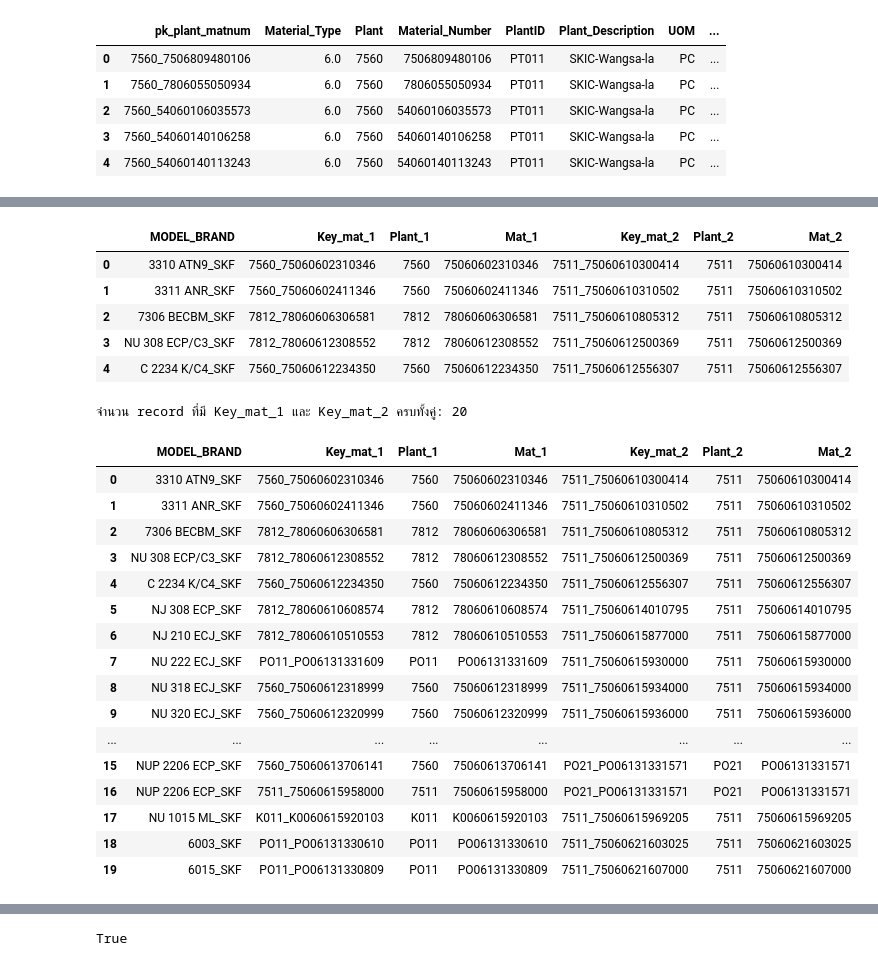
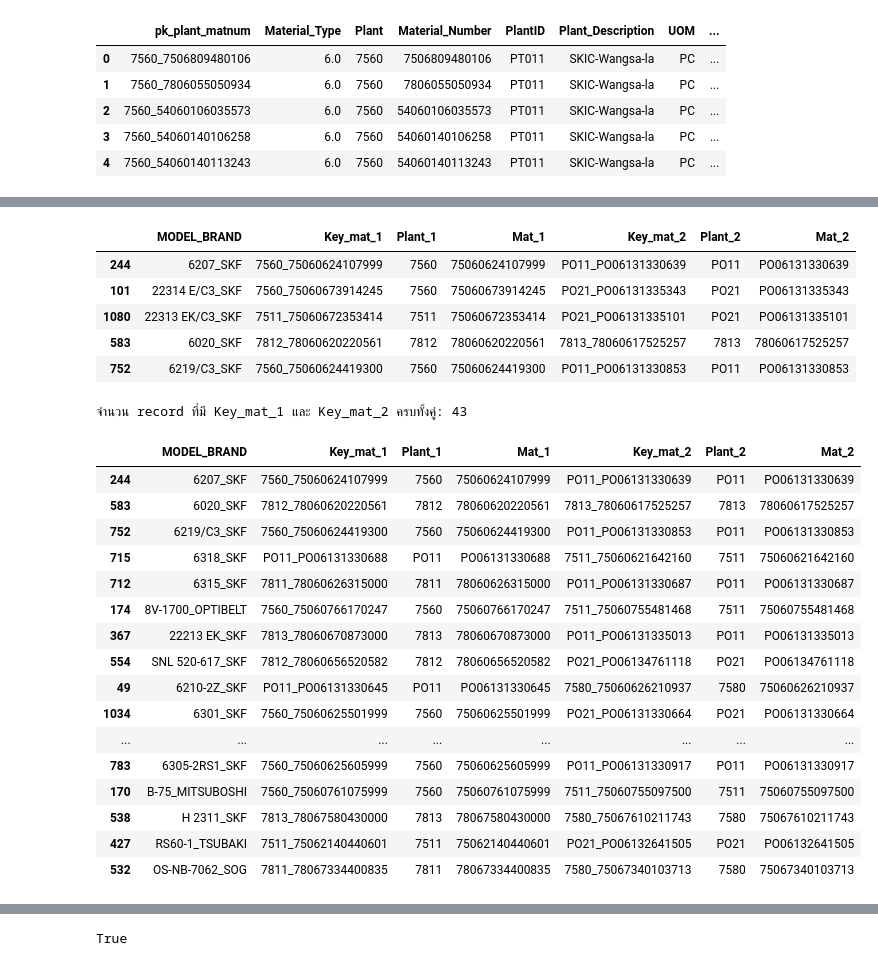
Before and after one commit to puripatuscg/Spare-part-Deduplicate, a Jupyter notebook: test.ipynb, the cells around one changed output, grey strips where cells are left out. Drawn from its saved outputs; the diff is of its cells as text; code cells hidden in the pictures.

```diff
--- a/test.ipynb
+++ b/test.ipynb
@@ -1041,23 +1041,23 @@ select_select_mm_matType[
 )
 # %%
 edges = pd.read_csv("edges.csv")
-sample20 = edges.head(20)
-sample20.head()
+sample50 = edges.sample(n=50, random_state=42)  # 50 rows = 100 unique PKs
+sample50.head()
 # %% [output]
 |  | MODEL_BRAND | Key_mat_1 | Plant_1 | Mat_1 | Key_mat_2 | Plant_2 | Mat_2 |
-| 0 | 3310 ATN9_SKF | 7560_75060602310346 | 7560 | 75060602310346 | 7511_75060610300414 | 7511 | 75060610300414 |
-| 1 | 3311 ANR_SKF | 7560_75060602411346 | 7560 | 75060602411346 | 7511_75060610310502 | 7511 | 75060610310502 |
-| 2 | 7306 BECBM_SKF | 7812_78060606306581 | 7812 | 78060606306581 | 7511_75060610805312 | 7511 | 75060610805312 |
-| 3 | NU 308 ECP/C3_SKF | 7812_78060612308552 | 7812 | 78060612308552 | 7511_75060612500369 | 7511 | 75060612500369 |
-| 4 | C 2234 K/C4_SKF | 7560_75060612234350 | 7560 | 75060612234350 | 7511_75060612556307 | 7511 | 75060612556307 |
+| 244 | 6207_SKF | 7560_75060624107999 | 7560 | 75060624107999 | PO11_PO06131330639 | PO11 | PO06131330639 |
+| 101 | 22314 E/C3_SKF | 7560_75060673914245 | 7560 | 75060673914245 | PO21_PO06131335343 | PO21 | PO06131335343 |
+| 1080 | 22313 EK/C3_SKF | 7511_75060672353414 | 7511 | 75060672353414 | PO21_PO06131335101 | PO21 | PO06131335101 |
+| 583 | 6020_SKF | 7812_78060620220561 | 7812 | 78060620220561 | 7813_78060617525257 | 7813 | 78060617525257 |
+| 752 | 6219/C3_SKF | 7560_75060624419300 | 7560 | 75060624419300 | PO11_PO06131330853 | PO11 | PO06131330853 |
 # %%
 # สร้าง set ของ key เพื่อให้เช็กได้เร็ว
 valid_keys = set(select_select_mm_matType["pk_plant_matnum"])
 
 # สร้าง mask ว่า record ไหนผ่านเงื่อนไข (ต้องมีทั้งคู่)
 mask = (
-    sample20["Key_mat_1"].isin(valid_keys) &
-    sample20["Key_mat_2"].isin(valid_keys)
+    sample50["Key_mat_1"].isin(valid_keys) &
+    sample50["Key_mat_2"].isin(valid_keys)
 )
 
 # นับจำนวน record ที่ผ่าน
@@ -1065,27 +1065,27 @@ count_valid_records = mask.sum()
 
 print("จำนวน record ที่มี Key_mat_1 และ Key_mat_2 ครบทั้งคู่:", count_valid_records)
 # %% [output]
-จำนวน record ที่มี Key_mat_1 และ Key_mat_2 ครบทั้งคู่: 20
+จำนวน record ที่มี Key_mat_1 และ Key_mat_2 ครบทั้งคู่: 43
 # %%
-valid_records = sample20[mask]
+valid_records = sample50[mask]
 valid_records
 # %% [output]
 |  | MODEL_BRAND | Key_mat_1 | Plant_1 | Mat_1 | Key_mat_2 | Plant_2 | Mat_2 |
-| 0 | 3310 ATN9_SKF | 7560_75060602310346 | 7560 | 75060602310346 | 7511_75060610300414 | 7511 | 75060610300414 |
-| 1 | 3311 ANR_SKF | 7560_75060602411346 | 7560 | 75060602411346 | 7511_75060610310502 | 7511 | 75060610310502 |
-| 2 | 7306 BECBM_SKF | 7812_78060606306581 | 7812 | 78060606306581 | 7511_75060610805312 | 7511 | 75060610805312 |
-| 3 | NU 308 ECP/C3_SKF | 7812_78060612308552 | 7812 | 78060612308552 | 7511_75060612500369 | 7511 | 75060612500369 |
-| 4 | C 2234 K/C4_SKF | 7560_75060612234350 | 7560 | 75060612234350 | 7511_75060612556307 | 7511 | 75060612556307 |
-| 5 | NJ 308 ECP_SKF | 7812_78060610608574 | 7812 | 78060610608574 | 7511_75060614010795 | 7511 | 75060614010795 |
-| 6 | NJ 210 ECJ_SKF | 7812_78060610510553 | 7812 | 78060610510553 | 7511_75060615877000 | 7511 | 75060615877000 |
-| 7 | NU 222 ECJ_SKF | PO11_PO06131331609 | PO11 | PO06131331609 | 7511_75060615930000 | 7511 | 75060615930000 |
-| 8 | NU 318 ECJ_SKF | 7560_75060612318999 | 7560 | 75060612318999 | 7511_75060615934000 | 7511 | 75060615934000 |
-| 9 | NU 320 ECJ_SKF | 7560_75060612320999 | 7560 | 75060612320999 | 7511_75060615936000 | 7511 | 75060615936000 |
+| 244 | 6207_SKF | 7560_75060624107999 | 7560 | 75060624107999 | PO11_PO06131330639 | PO11 | PO06131330639 |
+| 583 | 6020_SKF | 7812_78060620220561 | 7812 | 78060620220561 | 7813_78060617525257 | 7813 | 78060617525257 |
+| 752 | 6219/C3_SKF | 7560_75060624419300 | 7560 | 75060624419300 | PO11_PO06131330853 | PO11 | PO06131330853 |
+| 715 | 6318_SKF | PO11_PO06131330688 | PO11 | PO06131330688 | 7511_75060621642160 | 7511 | 75060621642160 |
+| 712 | 6315_SKF | 7811_78060626315000 | 7811 | 78060626315000 | PO11_PO06131330687 | PO11 | PO06131330687 |
+| 174 | 8V-1700_OPTIBELT | 7560_75060766170247 | 7560 | 75060766170247 | 7511_75060755481468 | 7511 | 75060755481468 |
+| 367 | 22213 EK_SKF | 7813_78060670873000 | 7813 | 78060670873000 | PO11_PO06131335013 | PO11 | PO06131335013 |
+| 554 | SNL 520-617_SKF | 7812_78060656520582 | 7812 | 78060656520582 | PO21_PO06134761118 | PO21 | PO06134761118 |
+| 49 | 6210-2Z_SKF | PO11_PO06131330645 | PO11 | PO06131330645 | 7580_75060626210937 | 7580 | 75060626210937 |
+| 1034 | 6301_SKF | 7560_75060625501999 | 7560 | 75060625501999 | PO21_PO06131330664 | PO21 | PO06131330664 |
 | ... | ... | ... | ... | ... | ... | ... | ... |
-| 15 | NUP 2206 ECP_SKF | 7560_75060613706141 | 7560 | 75060613706141 | PO21_PO06131331571 | PO21 | PO06131331571 |
-| 16 | NUP 2206 ECP_SKF | 7511_75060615958000 | 7511 | 75060615958000 | PO21_PO06131331571 | PO21 | PO06131331571 |
-| 17 | NU 1015 ML_SKF | K011_K0060615920103 | K011 | K0060615920103 | 7511_75060615969205 | 7511 | 75060615969205 |
-| 18 | 6003_SKF | PO11_PO06131330610 | PO11 | PO06131330610 | 7511_75060621603025 | 7511 | 75060621603025 |
-| 19 | 6015_SKF | PO11_PO06131330809 | PO11 | PO06131330809 | 7511_75060621607000 | 7511 | 75060621607000 |
+| 783 | 6305-2RS1_SKF | 7560_75060625605999 | 7560 | 75060625605999 | PO11_PO06131330917 | PO11 | PO06131330917 |
+| 170 | B-75_MITSUBOSHI | 7560_75060761075999 | 7560 | 75060761075999 | 7511_75060755097500 | 7511 | 75060755097500 |
+| 538 | H 2311_SKF | 7813_78067580430000 | 7813 | 78067580430000 | 7580_75067610211743 | 7580 | 75067610211743 |
+| 427 | RS60-1_TSUBAKI | 7511_75062140440601 | 7511 | 75062140440601 | PO21_PO06132641505 | PO21 | PO06132641505 |
+| 532 | OS-NB-7062_SOG | 7811_78067334400835 | 7811 | 78067334400835 | 7580_75067340103713 | 7580 | 75067340103713 |
 # %%
 # ---------------------------
```
Also changed, not shown: parts of 19 cells of this notebook, 1 other file.
